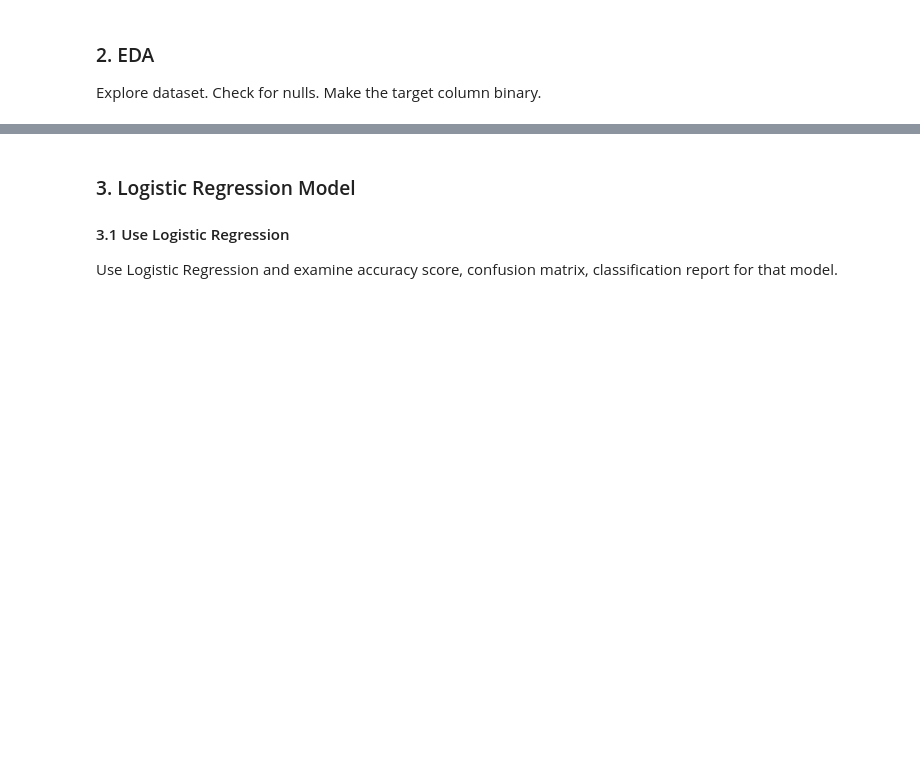
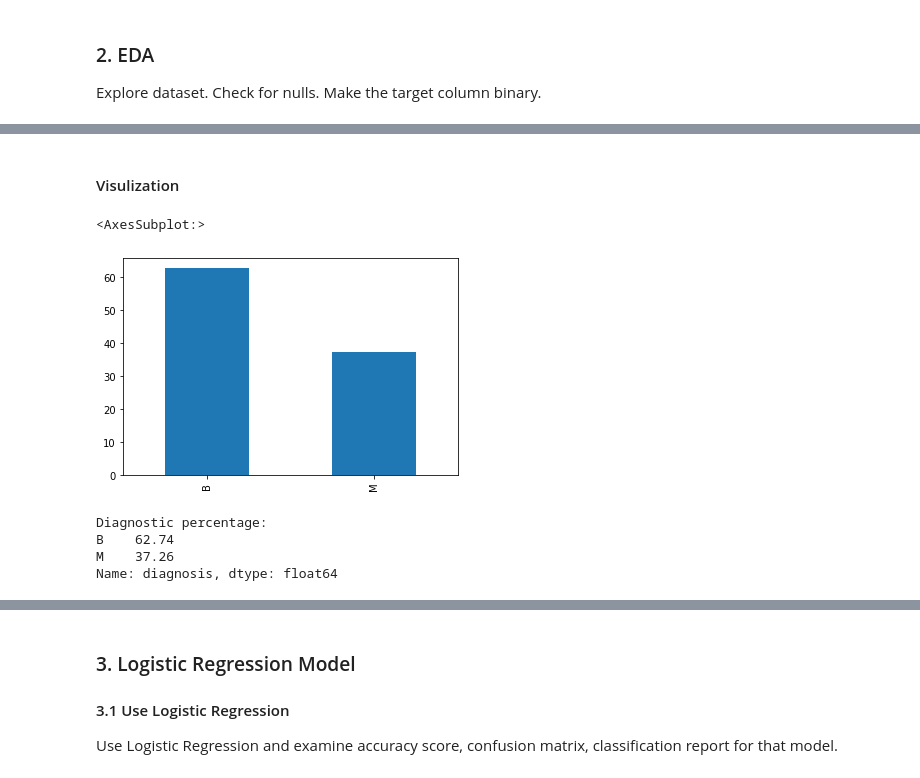
Before and after one commit to NPHansen/DS_AI, a Jupyter notebook: Lab 5/IOD_Lab_5_1_1.ipynb, the cells around one changed output, grey strips where cells are left out. Cells and saved outputs as stored; diff of their text form; code cells hidden in the pictures; blank space fills up the shorter version.

```diff
--- a/Lab 5/IOD_Lab_5_1_1.ipynb
+++ b/Lab 5/IOD_Lab_5_1_1.ipynb
@@ -54,5 +56,6 @@ import matplotlib.pyplot as plt
 # %%
-breast_cancer_csv = '../../DATA/breast-cancer-wisconsin-data.csv'
+breast_cancer_csv = '../DATA/breast-cancer-wisconsin-data.csv'
+df = pd.read_csv(breast_cancer_csv)
 # %% [markdown]
 ### 2. EDA
 
@@ -59,0 +124,2 @@ Explore dataset. Check for nulls. Make the target column binary.
+# %%
+df.drop('Unnamed: 32', axis = 1, inplace = True)
@@ -59,0 +147,17 @@ Explore dataset. Check for nulls. Make the target column binary.
+# %%
+# Going to use the id column as my index column
+df.set_index('id', inplace= True)
+# %% [markdown]
+#### Visulization
+# %%
+(df.diagnosis.value_counts(normalize = True)*100).plot(kind = 'bar', stacked=True)
+# %% [output]
+<AxesSubplot:>
+[figure, added]
+# %%
+print(f'Diagnostic percentage: \n{(df.diagnosis.value_counts(normalize = True)*100).round(2)}')
+# %% [output]
+Diagnostic percentage:
+B    62.74
+M    37.26
+Name: diagnosis, dtype: float64
```
Also changed, not shown: parts of 46 cells of this notebook.
